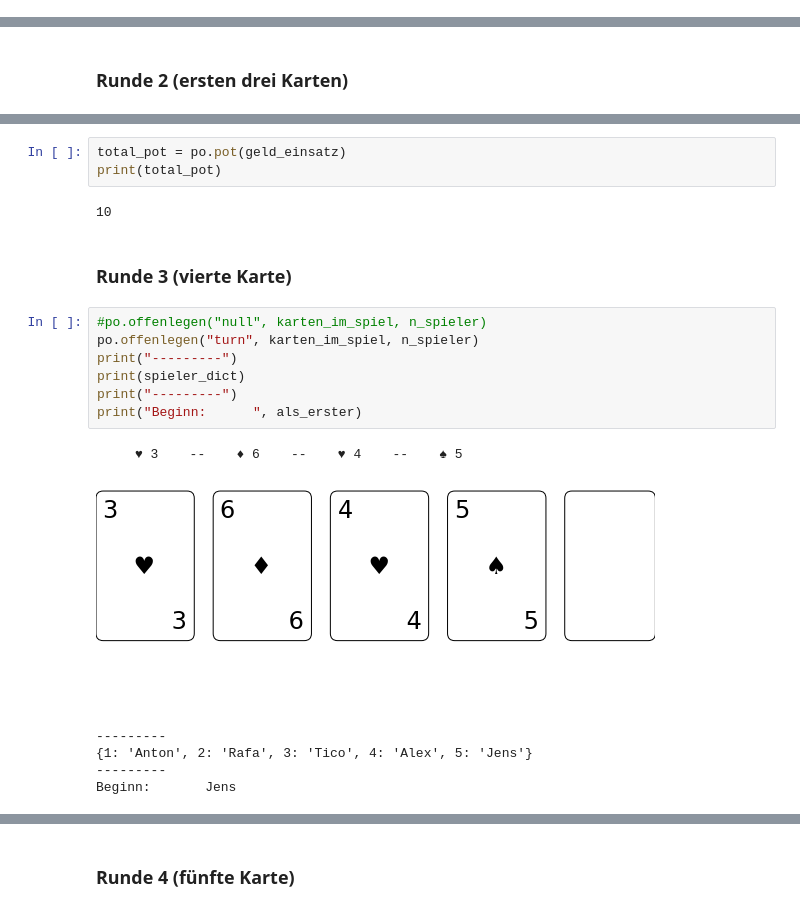
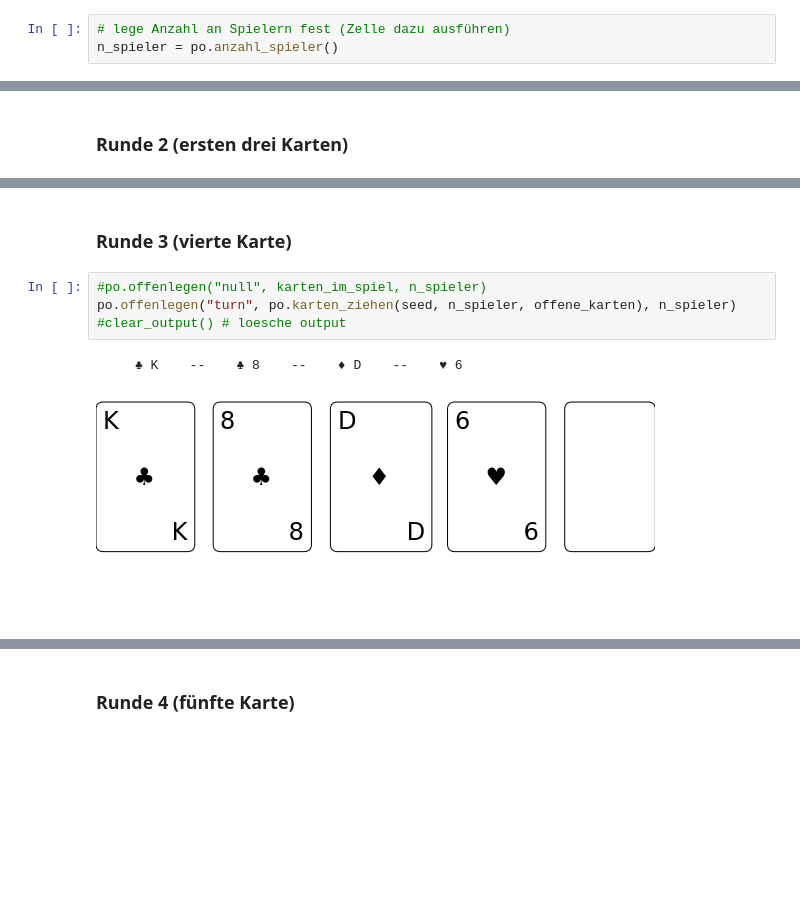
Before and after one commit to JENScoding/Lets-play-poker, a Jupyter notebook: Poker_game_dealer.ipynb, the cells around one changed output, grey strips where cells are left out. Drawn from its saved outputs; the diff is of its cells as text; blank space fills up the shorter version.

```diff
--- a/Poker_game_dealer.ipynb
+++ b/Poker_game_dealer.ipynb
@@ -19,0 +9,3 @@ for index in range(1, (n_spieler + 1)):
+# %%
+# lege Anzahl an Spielern fest (Zelle dazu ausführen)
+n_spieler = po.anzahl_spieler()
@@ -247,21 +250,9 @@ po.check_konto_zwischenstand(spieler, bank, geld_einsatz, n_spieler)
-# %%
-total_pot = po.pot(geld_einsatz)
-print(total_pot)
-# %% [output]
-10
 # %% [markdown]
 ### Runde 3 (vierte Karte)
 # %%
 #po.offenlegen("null", karten_im_spiel, n_spieler)
-po.offenlegen("turn", karten_im_spiel, n_spieler)
-print("---------")
-print(spieler_dict)
-print("---------")
-print("Beginn:      ", als_erster)
+po.offenlegen("turn", po.karten_ziehen(seed, n_spieler, offene_karten), n_spieler)
+#clear_output() # loesche output
 # %% [output]
-     ♥ 3    --    ♦ 6    --    ♥ 4    --    ♠ 5
+     ♣ K    --    ♣ 8    --    ♦ D    --    ♥ 6
-[figure, old version]
+[figure, new version]
----------
-{1: 'Anton', 2: 'Rafa', 3: 'Tico', 4: 'Alex', 5: 'Jens'}
----------
-Beginn:       Jens
```
Also changed, not shown: parts of 38 cells of this notebook, 2 other files.
